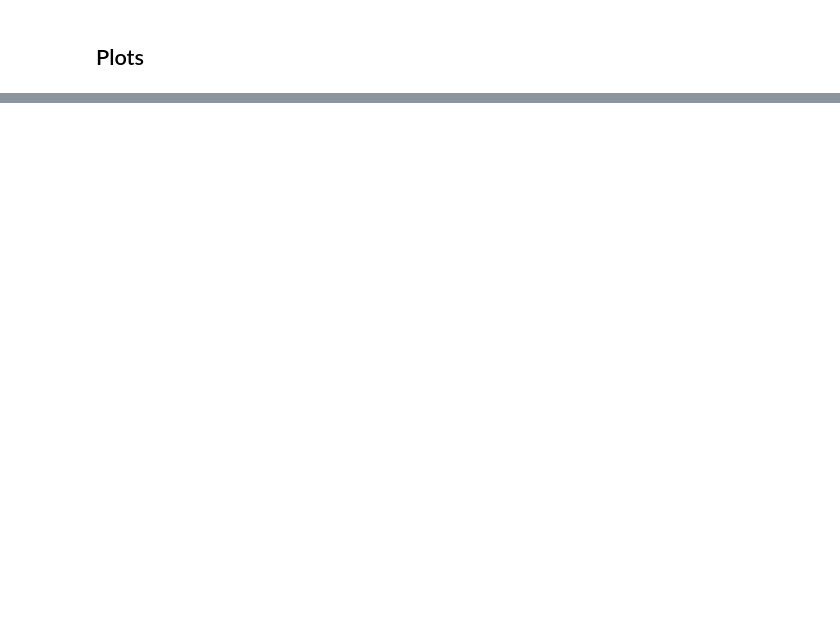
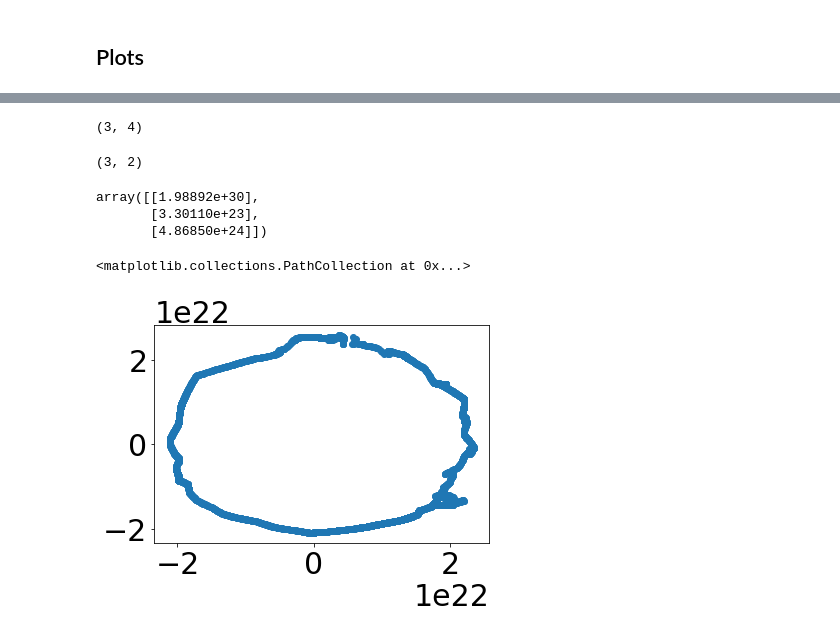
Before and after one commit to Pablo-Lemos/orbits, a Jupyter notebook: planets_graphnets.ipynb, the cells around one changed output, grey strips where cells are left out. Cells and saved outputs as stored; diff of their text form; code cells hidden in the pictures; blank space fills up the shorter version.

```diff
--- a/planets_graphnets.ipynb
+++ b/planets_graphnets.ipynb
@@ -487,6 +512,8 @@ Text(0, 0.5, 'Test loss')
 # %%
 # Get prediction as numpy array
 x_pred = test_orbit["x_pred"]
+#p_pred = test_orbit["p_pred"]
+f_pred = test_orbit["f_pred"]
 # %%
 nsteps_plot = 3500
 plt.rcParams.update({'font.size': 30})
@@ -512,0 +581,8 @@ plt.savefig('/Users/Pablo/Desktop/orbits')
+# %%
+np.concatenate([dx, dx], axis = 1).shape
+# %% [output]
+(3, 4)
+# %%
+dx.shape
+# %% [output]
+(3, 2)
@@ -512,0 +593,11 @@ plt.savefig('/Users/Pablo/Desktop/orbits')
+# %%
+masses_arr
+# %% [output]
+array([[1.98892e+30],
+       [3.30110e+23],
+       [4.86850e+24]])
+# %%
+plt.scatter(f_pred[:,0,0]/delta_time, f_pred[:,0,1]/delta_time, marker= 'o')
+# %% [output]
+<matplotlib.collections.PathCollection at 0x...>
+[figure, added]
```
Also changed, not shown: parts of 17 cells of this notebook.
